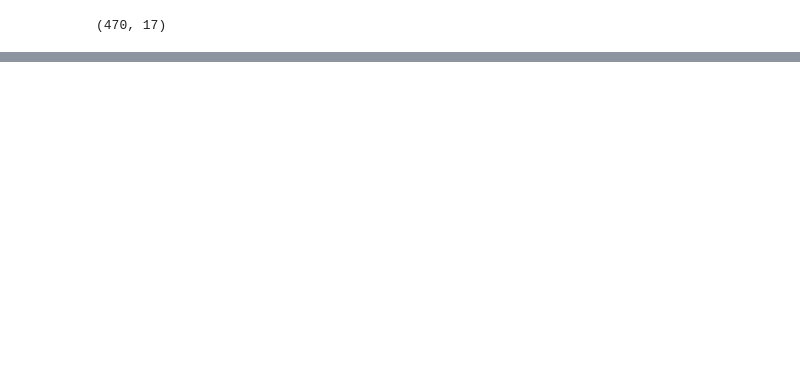
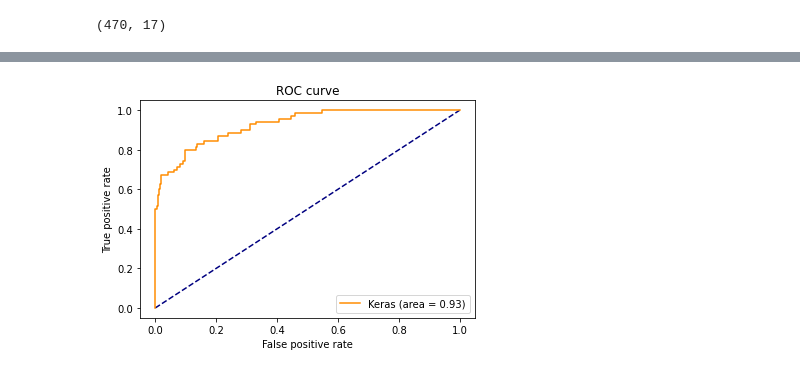
Before and after one commit to Krutika17/Thoracic-surgery, a Jupyter notebook: deeplearning.ipynb, the cells around one changed output, grey strips where cells are left out. Cells and saved outputs as stored; diff of their text form; code cells hidden in the pictures; blank space fills up the shorter version.

```diff
--- a/deeplearning.ipynb
+++ b/deeplearning.ipynb
@@ -105,6 +117,9 @@ Y = df1['Risk']
+# %%
+Y = df.values[:,16]
 # %%
 # Create the model
 model = Sequential()
-model.add(Dense(12, input_dim=16, init='uniform', activation='relu'))
-model.add(Dense(8, init='uniform', activation='relu'))
-model.add(Dense(1, init='uniform', activation='sigmoid'))
+model.add(Dense(128, input_dim=16, activation='relu'))
+model.add(Dense(64, activation='relu'))
+model.add(Dense(32, activation='relu'))
+model.add(Dense(1, activation='sigmoid'))
@@ -131,4 +157,4 @@ model.compile(loss='binary_crossentropy', optimizer='adam', metrics=['accuracy']
 # %%
 # Fit the model
-model.fit(X, Y, epochs=150, batch_size=30,  verbose=2)
+model.fit(X, Y, epochs=500, batch_size=25)
 # %% [output]
@@ -183,0 +213,14 @@ print(rounded)
+# %%
+fpr, tpr, thresholds = roc_curve(Y.astype(int), predictions)
+roc_auc = auc(fpr, tpr)
+# %%
+plt.figure()
+plt.plot([0, 1], [0, 1], color='navy', linestyle='--')
+plt.plot(fpr, tpr, label='Keras (area = {:.2f})'.format(roc_auc), color='darkorange')
+plt.xlabel('False positive rate')
+plt.ylabel('True positive rate')
+plt.title('ROC curve')
+plt.legend(loc='best')
+plt.show()
+# %% [output]
+[figure, added]
```
Also changed, not shown: parts of 17 cells of this notebook.
